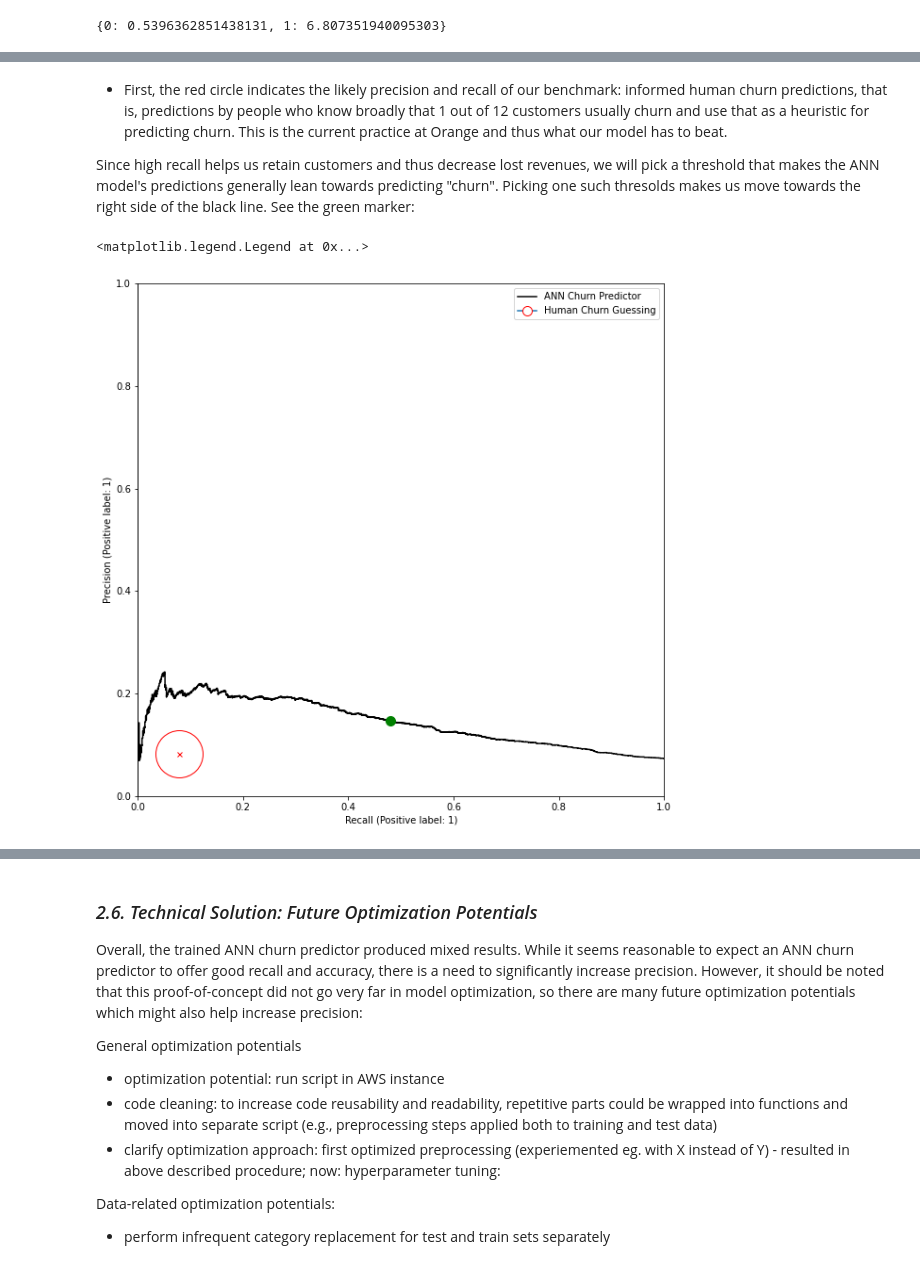
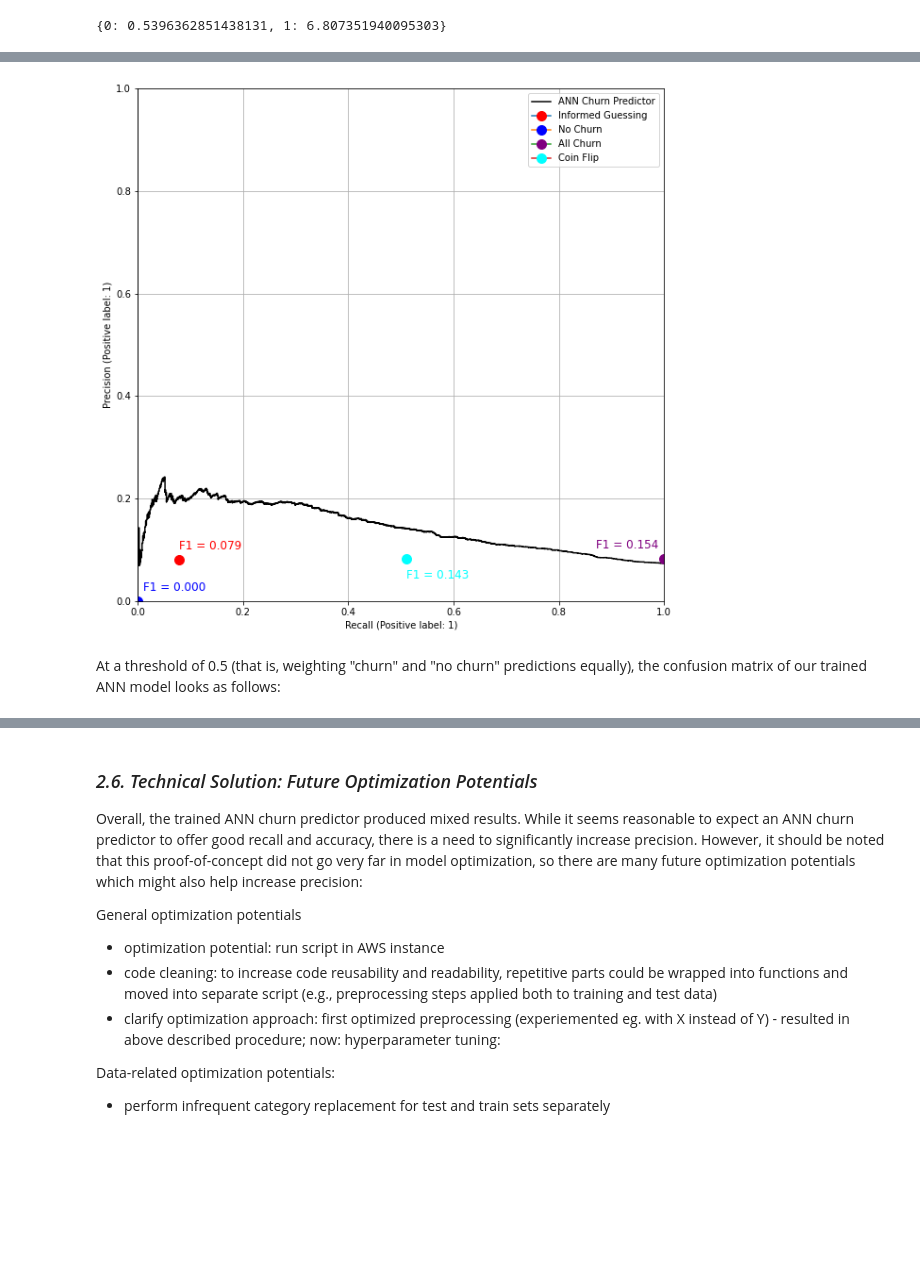
Before and after one commit to marc-feldmann/CustomerChurnPrediction, a Jupyter notebook: report.ipynb, the cells around one changed output, grey strips where cells are left out. Cells and saved outputs as stored; diff of their text form; code cells hidden in the pictures; blank space fills up the shorter version.

```diff
--- a/report.ipynb
+++ b/report.ipynb
@@ -925,7 +924,25 @@ plt.plot(0.0778, 0.0823, marker="x", markersize=5, markeredgecolor='red', marker
-# %% [markdown]
-- First, the red circle indicates the likely precision and recall of our benchmark: informed human churn predictions, that is, predictions by people who know broadly that 1 out of 12 customers usually churn and use that as a heuristic for predicting churn. This is the current practice at Orange and thus what our model has to beat.
-
-Since high recall helps us retain customers and thus decrease lost revenues, we will pick a threshold that makes the ANN model's predictions generally lean towards predicting "churn". Picking one such thresolds makes us move towards the right side of the black line. See the green marker:
+# %%
+display = PrecisionRecallDisplay.from_predictions(y_test, y_pred, label='ANN Churn Predictor', color='black')
+fig = display.ax_.get_figure()
+fig.set_figwidth(10)
+fig.set_figheight(10)
+plt.ylim(0, 1)
+plt.xlim(0, 1)
+plt.plot(0.078, 0.080, marker="o", markersize=10, markeredgecolor="red", markerfacecolor="red", label='Informed Guessing')
+plt.text(0.078, 0.080+0.02, 'F1 = 0.079', fontsize=12, color='red')
+plt.plot(0, 0, marker="o", markersize=10, markeredgecolor="blue", markerfacecolor="blue", label='No Churn')
+plt.text(0+0.01, 0+0.02, 'F1 = 0.000', fontsize=12, color='blue')
+plt.plot(1, 0.083, marker="o", markersize=10, markeredgecolor="purple", markerfacecolor="purple", label='All Churn')
+plt.text(1-0.13, 0.083+0.02, 'F1 = 0.154', fontsize=12, color='purple')
+plt.plot(0.510, 0.083, marker="o", markersize=10, markeredgecolor='cyan', markerfacecolor='cyan', label='Coin Flip')
+plt.text(0.510, 0.083-0.04, 'F1 = 0.143', fontsize=12, color='cyan')
+# plt.plot(0.51, 0.144, marker="o", markersize=10, markeredgecolor='black', markerfacecolor='black')
+plt.legend()
+plt.grid()
+# %% [output]
+[figure, added]
+# %% [markdown]
+At a threshold of 0.5 (that is, weighting "churn" and "no churn" predictions equally), the confusion matrix of our trained ANN model looks as follows:
 # %%
 # precision, recall, thresholds = sklearn.metrics.precision_recall_curve(y_test, y_pred)
 # temp = pd.DataFrame()
@@ -935,17 +952,3 @@ Since high recall helps us retain customers and thus decrease lost revenues, we
 # path = "C:\\Users\\marc.feldmann\\Documents\\data_science_local\\CustomerChurnPrediction\\results\\"
 # filename = (path + "FinalModelThresholds_" + datetime.now().strftime("%d_%m_%Y__%H_%M_%S") + ".xlsx")
 # temp.to_excel(filename)
-# %%
-display = PrecisionRecallDisplay.from_predictions(y_test, y_pred, label='ANN Churn Predictor', color='black')
-fig = display.ax_.get_figure()
-fig.set_figwidth(10)
-fig.set_figheight(10)
-plt.ylim(0, 1)
-plt.xlim(0, 1)
-plt.plot(0.0778, 0.0823, marker="o", markersize=50, markeredgecolor='red', markerfacecolor="white", label='Human Churn Guessing')
-plt.plot(0.0778, 0.0823, marker="x", markersize=5, markeredgecolor='red', markerfacecolor="white")
-plt.plot(0.48, 0.147, marker="o", markersize=10, markeredgecolor='green', markerfacecolor='green')
-plt.legend(markerscale=0.2)
-# %% [output]
-<matplotlib.legend.Legend at 0x...>
-[figure, removed]
```
Also changed, not shown: parts of 6 cells of this notebook.
